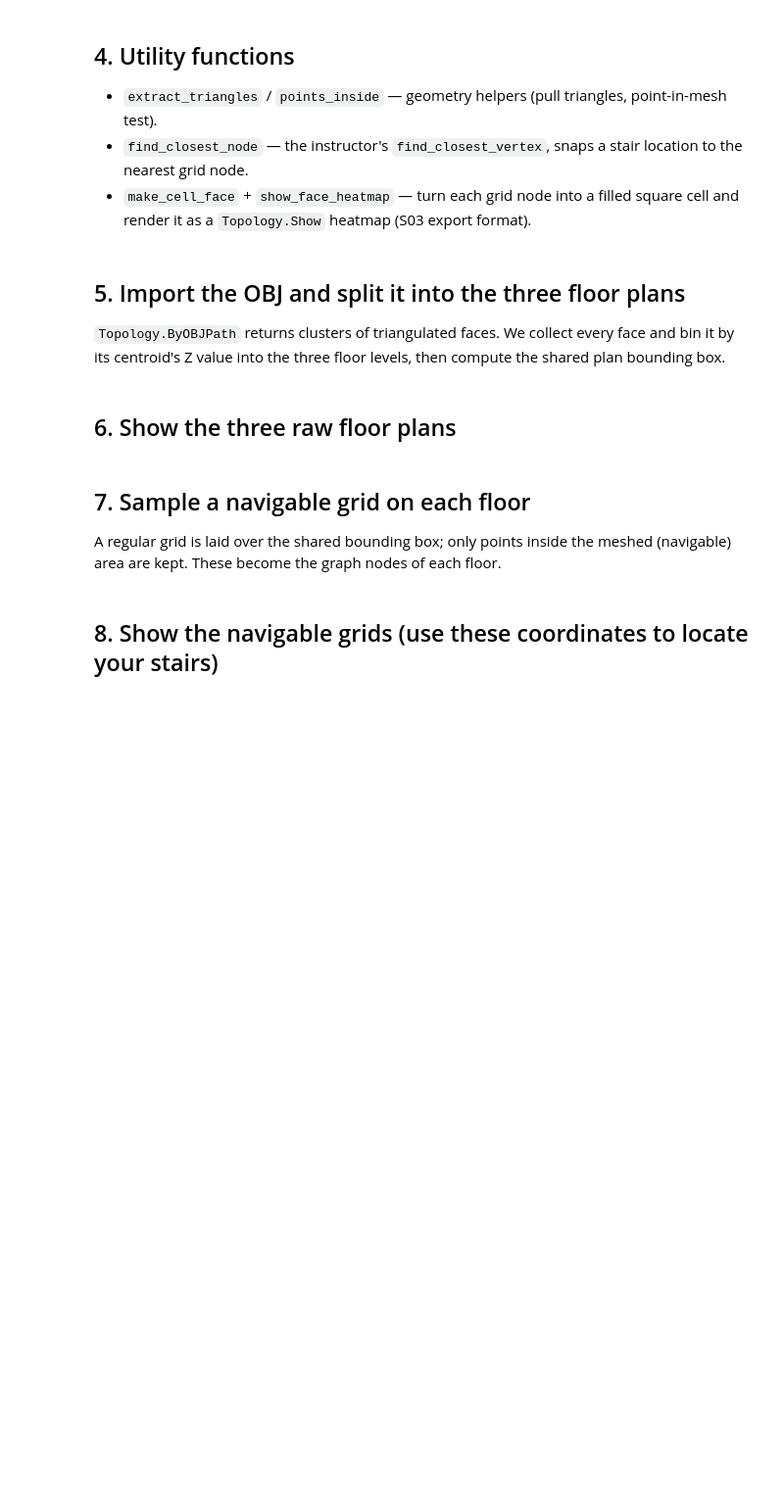
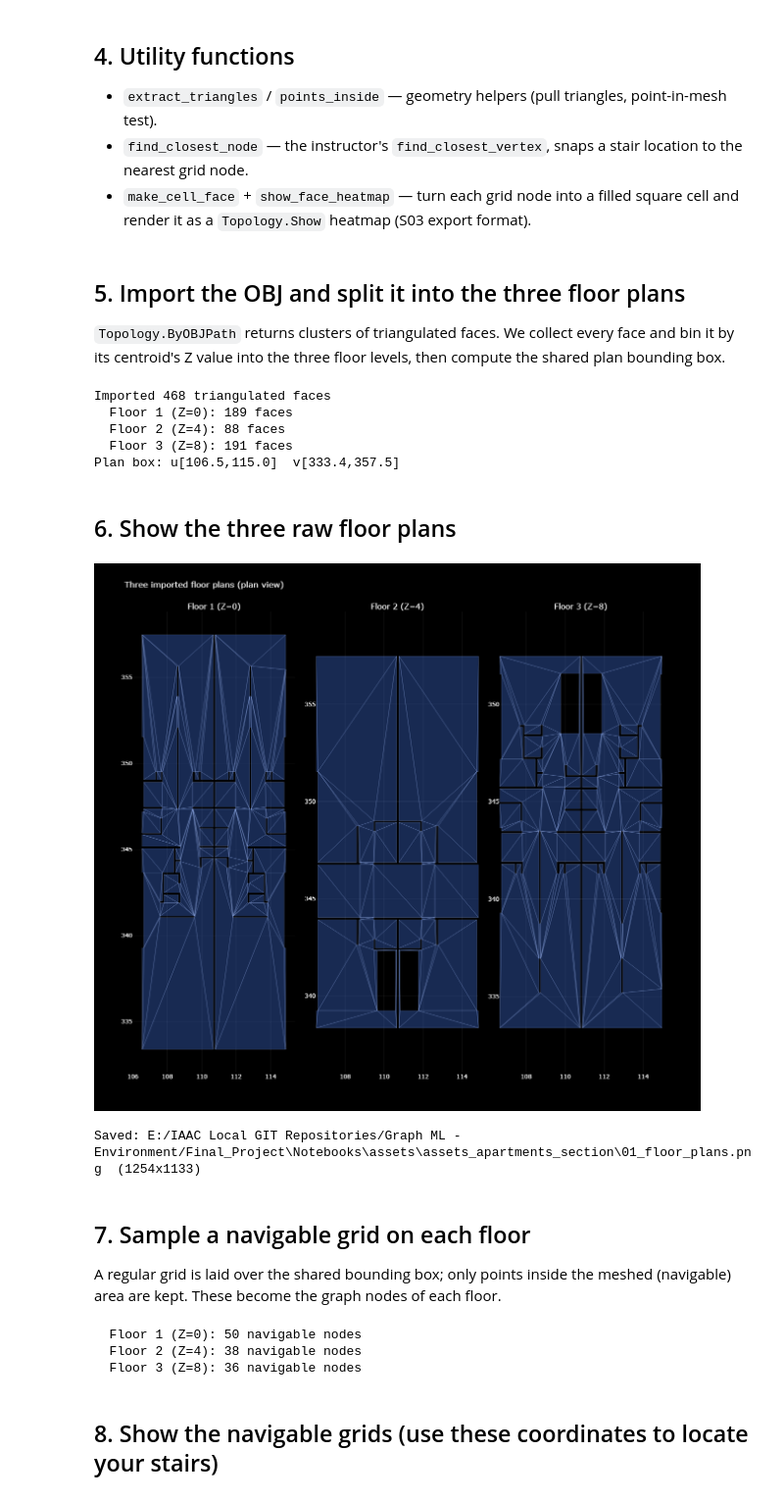
Before and after one commit to ramon-garcia-ayala/Graph-Machine-Learning, a Jupyter notebook: Final_Project/Notebooks/Spatial Intelligence/NB_Marsella_Apartments_Section.ipynb, the cells around one changed output. Shown at 98% size. Cells and saved outputs as stored; diff of their text form; code cells hidden in the pictures; blank space fills up the shorter version.

```diff
--- a/Final_Project/Notebooks/Spatial Intelligence/NB_Marsella_Apartments_Section.ipynb
+++ b/Final_Project/Notebooks/Spatial Intelligence/NB_Marsella_Apartments_Section.ipynb
@@ -51,7 +54,7 @@ print(Helper.Version())
 ## 3. Configuration
 # %%
 renderer = "png"      # "png" renders via kaleido (no WebGL)
-INTERACTIVE_RENDERER = "browser"
+INTERACTIVE_RENDERER = "png"
 
 # Paths
 BASE_DIR   = "E:/IAAC Local GIT Repositories/Graph ML - Environment/Final_Project"
@@ -64,7 +67,7 @@ FLOOR_LEVELS = [0, 4, 8]
 FLOOR_NAMES  = ["Floor 1", "Floor 2", "Floor 3"]
 
 # Analysis grid spacing — 0.2 m for fine detail on the small 3-apartment section
-GRID_SIZE = 1.0
+GRID_SIZE = 2
 
 # Vertical spacing used to STACK the floors in the combined 3D graph (visual only)
 FLOOR_HEIGHT = 10.0
@@ -101,7 +104,11 @@ def save_fig(fig, filename):
         return
     try:
         path = os.path.join(ASSETS_DIR, filename)
-        fig.write_image(path, width=1800, height=1100, scale=2)
-        print(f"Saved: {path}")
+        # Use the figure's OWN dimensions so the PNG matches the notebook view.
+        # (Forcing a fixed size here is what squashed the stacked-floor layouts.)
+        w = int(fig.layout.width)  if fig.layout.width  else 1800
+        h = int(fig.layout.height) if fig.layout.height else 1100
+        fig.write_image(path, width=w, height=h, scale=2)
+        print(f"Saved: {path}  ({w}x{h})")
     except Exception as e:
         print(f"Could not save {filename}: {e}")
@@ -216,32 +252,55 @@ UMIN, VMIN = allxy.min(0)
 UMAX, VMAX = allxy.max(0)
 UMID, VMID = 0.5 * (UMIN + UMAX), 0.5 * (VMIN + VMAX)
 ROWGAP = (VMAX - VMIN) + 8.0
+COLGAP = (UMAX - UMIN) + 8.0   # horizontal gap between floors
 print(f"Plan box: u[{UMIN:.1f},{UMAX:.1f}]  v[{VMIN:.1f},{VMAX:.1f}]")
+# %% [output]
+Imported 468 triangulated faces
+  Floor 1 (Z=0): 189 faces
+  Floor 2 (Z=4): 88 faces
+  Floor 3 (Z=8): 191 faces
+Plan box: u[106.5,115.0]  v[333.4,357.5]
 # %% [markdown]
 ## 6. Show the three raw floor plans
 # %%
-fig = make_subplots(rows=len(FLOOR_LEVELS), cols=1,
+# Three floor plans side by side (horizontal), black background.
+fig = make_subplots(rows=1, cols=len(FLOOR_LEVELS), horizontal_spacing=0.04,
                     subplot_titles=[f"{FLOOR_NAMES[i]} (Z={FLOOR_LEVELS[i]})" for i in range(len(FLOOR_LEVELS))])
 for i, lv in enumerate(FLOOR_LEVELS):
     tris = extract_triangles(floor_faces[lv])
     for t in tris:
         xs = list(t[:, 0]) + [t[0, 0]]
         ys = list(t[:, 1]) + [t[0, 1]]
         fig.add_trace(go.Scatter(x=xs, y=ys, mode="lines", fill="toself",
-                                 line=dict(color="rgba(0,0,0,0.35)", width=0.4),
-                                 fillcolor="rgba(60,110,230,0.25)", showlegend=False), row=i + 1, col=1)
-    fig.update_yaxes(scaleanchor=f"x{i+1 if i else ''}", scaleratio=1, row=i + 1, col=1)
-# Auto-size: fit the figure tightly to the actual data extent
+                                 line=dict(color="rgba(170,195,255,0.55)", width=0.5),
+                                 fillcolor="rgba(70,120,235,0.35)", showlegend=False), row=1, col=i + 1)
+    fig.update_yaxes(scaleanchor=f"x{i+1 if i else ''}", scaleratio=1, row=1, col=i + 1)
+
+# Auto-size: each column tightly fits the tall/narrow plan extent
 dw = UMAX - UMIN
 dh = VMAX - VMIN
-px_pu = max(6, min(45, int(1400 / max(dw, 1))))   # pixels per plan unit
-fig_w    = max(450, min(1800, int(dw * px_pu) + 160))
-row_h    = max(180, min(700, int(dh * px_pu) + 130))
-fig.update_layout(title="Three imported floor plans (plan view)",
-                  height=row_h * len(FLOOR_LEVELS),
-                  width=fig_w, plot_bgcolor="white")
+px_pu  = max(8, min(40, int(1500 / (dw * len(FLOOR_LEVELS) + 1))))
+sub_w  = int(dw * px_pu)
+sub_h  = int(dh * px_pu)
+fig_w  = max(700, sub_w * len(FLOOR_LEVELS) + 240)
+fig_h  = max(420, sub_h + 170)
+
+fig.update_xaxes(showgrid=True, gridcolor="rgba(255,255,255,0.10)",
+                 color="white", zeroline=False)
+fig.update_yaxes(showgrid=True, gridcolor="rgba(255,255,255,0.10)",
+                 color="white", zeroline=False)
+for ann in fig.layout.annotations:
+    ann.font.color = "white"
+
+fig.update_layout(title=dict(text="Three imported floor plans (plan view)",
+                             font=dict(color="white")),
+                  height=fig_h, width=fig_w,
+                  paper_bgcolor="black", plot_bgcolor="black")
 fig.show(renderer=renderer)
 save_fig(fig, "01_floor_plans.png")
+# %% [output]
+[figure, added]
+Saved: E:/IAAC Local GIT Repositories/Graph ML - Environment/Final_Project\Notebooks\assets\assets_apartments_section\01_floor_plans.png  (1254x1133)
 # %% [markdown]
 ## 7. Sample a navigable grid on each floor
 
@@ -257,6 +316,10 @@ for i, lv in enumerate(FLOOR_LEVELS):
     tris = extract_triangles(floor_faces[lv])
     floor_valid[lv] = GRID_PTS[points_inside(tris, GRID_PTS)]
     print(f"  {FLOOR_NAMES[i]} (Z={lv}): {len(floor_valid[lv])} navigable nodes")
+# %% [output]
+  Floor 1 (Z=0): 50 navigable nodes
+  Floor 2 (Z=4): 38 navigable nodes
+  Floor 3 (Z=8): 36 navigable nodes
 # %% [markdown]
 ## 8. Show the navigable grids (use these coordinates to locate your stairs)
 # %%
```
Also changed, not shown: parts of 21 cells of this notebook, 14 other files.
